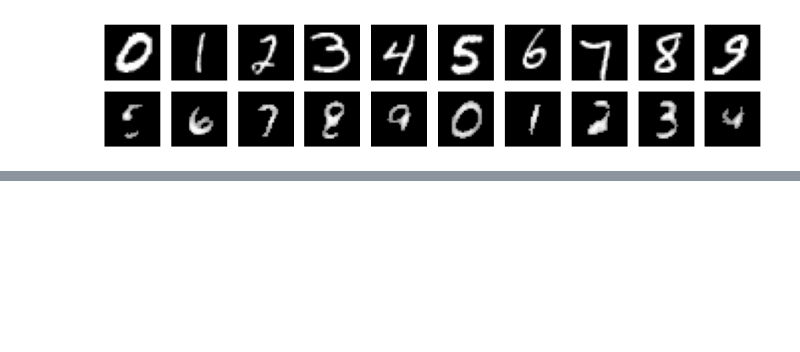
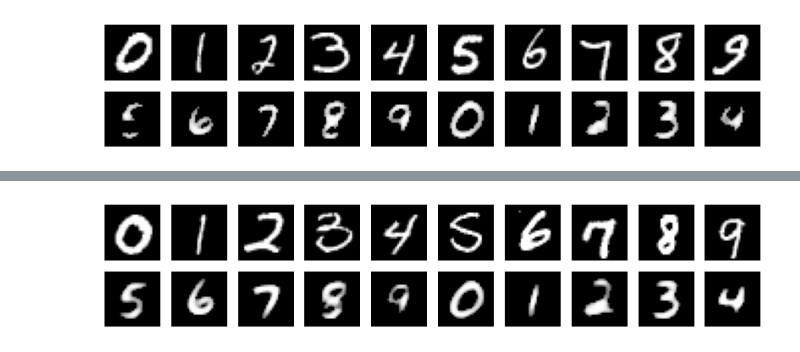
Before and after one commit to 91d906h4/MNIST-Img2Img, a Jupyter notebook: src/main.ipynb, the cells around one changed output, grey strips where cells are left out. Saved outputs shown, nothing was run; the diff lists cells and outputs as text; code cells hidden in the pictures; blank space fills up the shorter version.

```diff
--- a/src/main.ipynb
+++ b/src/main.ipynb
@@ -188,0 +205,4 @@ trainer.test(test_num=10, postprocess=True, threshold=0.5)
+# %%
+trainer.test(test_num=10, postprocess=True, threshold=0.3)
+# %% [output]
+[figure, added]
```
Also changed, not shown: parts of 7 cells of this notebook.
